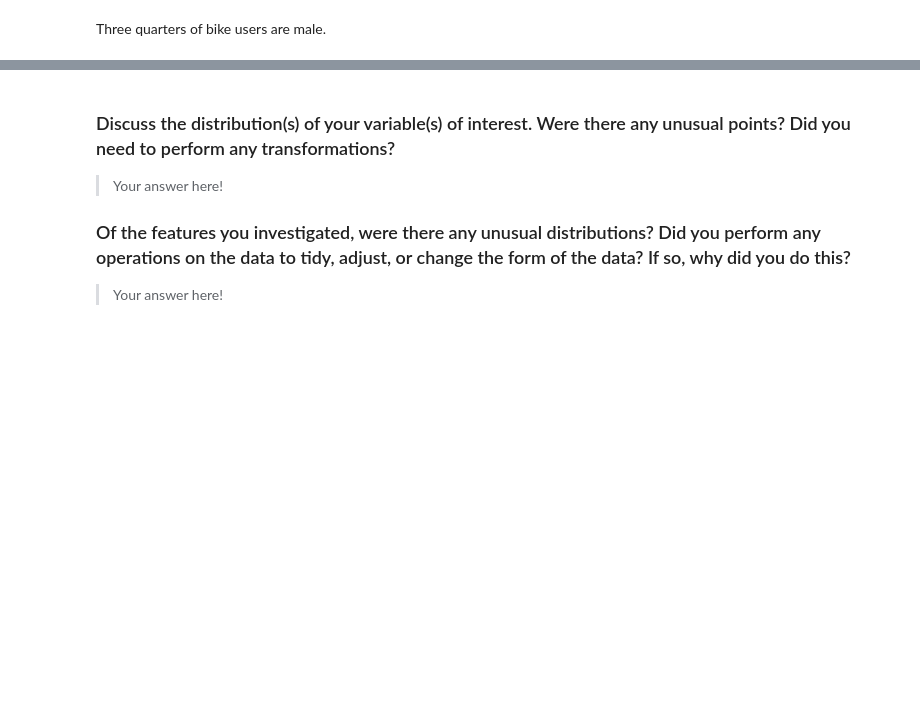
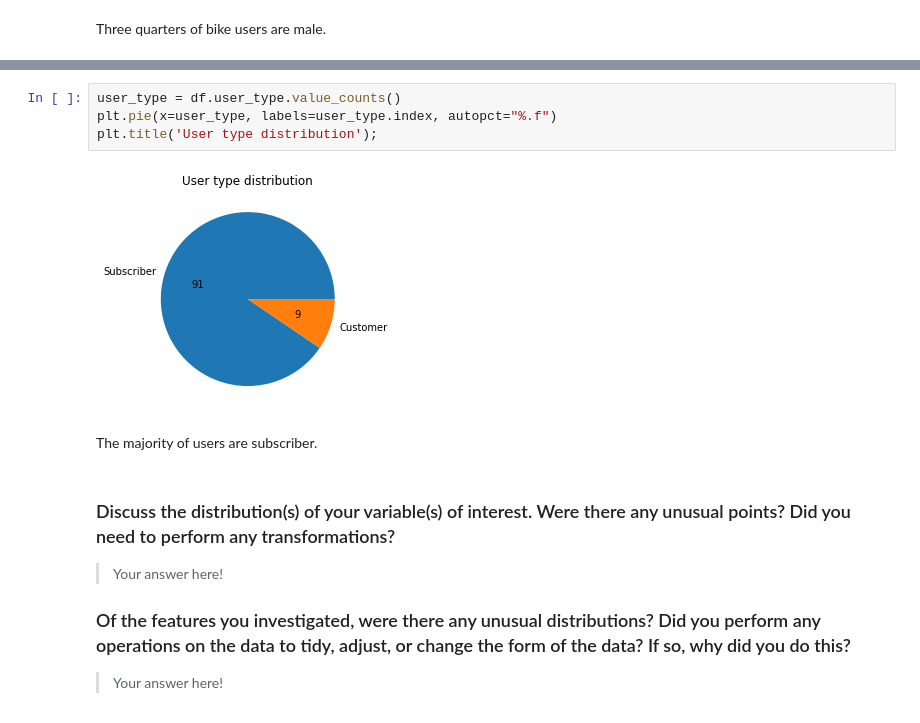
Before and after one commit to tllau/Bikeshare_analysis, a Jupyter notebook: exploration_template.ipynb, the cells around one changed output, grey strips where cells are left out. Saved outputs shown, nothing was run; the diff lists cells and outputs as text; blank space fills up the shorter version.

```diff
--- a/exploration_template.ipynb
+++ b/exploration_template.ipynb
@@ -260,3 +266,11 @@ you plan on investigating next.
+# %%
+user_type = df.user_type.value_counts()
+plt.pie(x=user_type, labels=user_type.index, autopct="%.f")
+plt.title('User type distribution');
+# %% [output]
+[figure, added]
+# %% [markdown]
+The majority of users are subscriber.
 # %% [markdown]
 ### Discuss the distribution(s) of your variable(s) of interest. Were there any unusual points? Did you need to perform any transformations?
 
```
Also changed, not shown: parts of 28 cells of this notebook.
